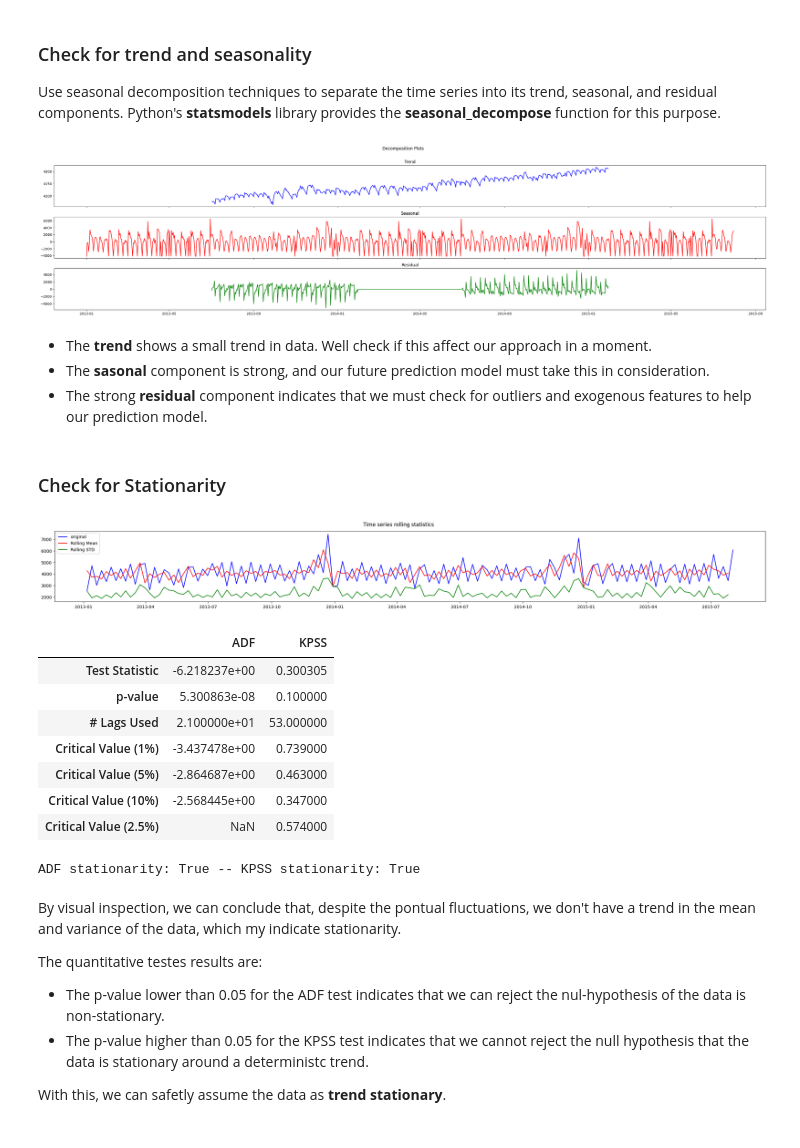
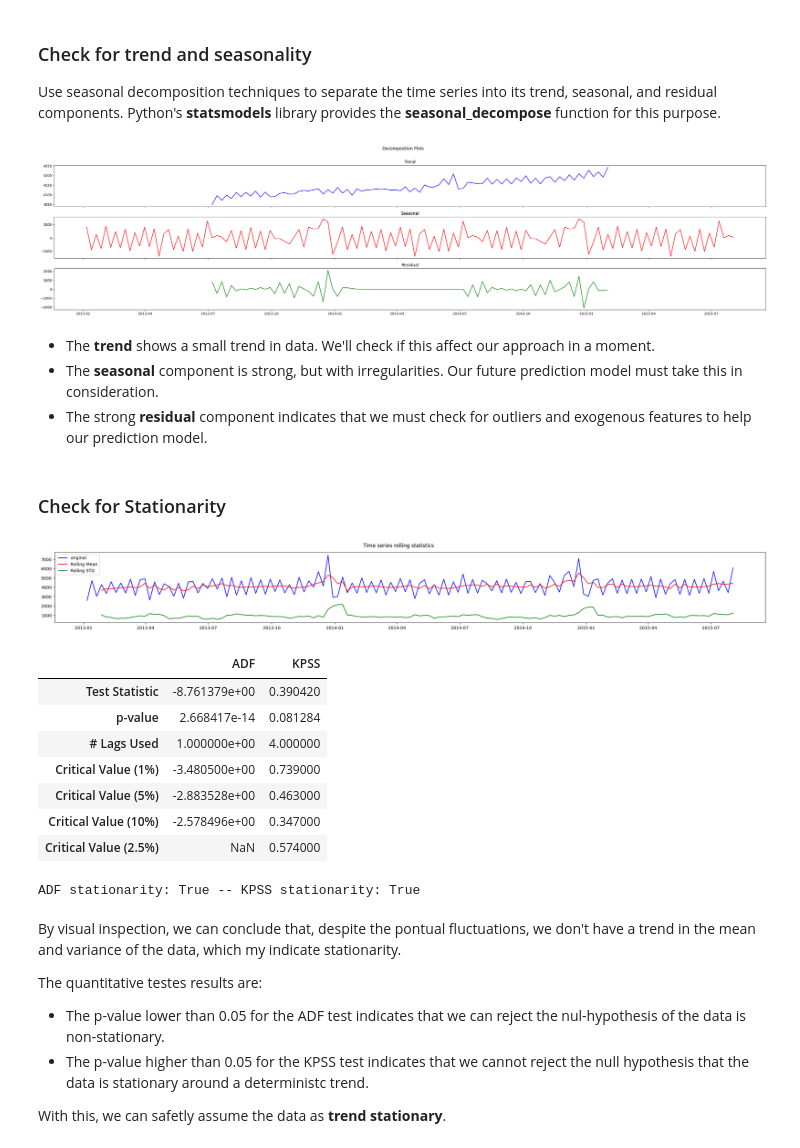
Before and after one commit to TheCamilovisk/RossmannSalesForecasting, a Jupyter notebook: ARIMA_model.ipynb, the cells around one changed output. Drawn from its saved outputs; the diff is of its cells as text; code cells hidden in the pictures.

Commit message:
Finishing the data preparation section.

```diff
--- a/ARIMA_model.ipynb
+++ b/ARIMA_model.ipynb
@@ -112,8 +120,8 @@ stores_sales_df
 # %%
-sample_store_sales = (
+sample_store_data = (
     stores_sales_df[stores_sales_df["Store"] == 2]
-)["Sales"]
+)["Sales"].resample("W").mean()
 
-sample_store_sales
+sample_store_data
 # %% [output]
 Date
@@ -177,26 +185,26 @@ def plot_timeseries(series: pd.DataFrame):
     plt.tight_layout()
     plt.show()
 # %%
-plot_timeseries(sample_store_sales)
+plot_timeseries(sample_store_data)
 # %% [output]
-[figure, old version]
+[figure, new version]
 # %% [markdown]
-- The **trend** shows a small trend in data. Well check if this affect our approach in a moment.
-- The **sasonal** component is strong, and our future prediction model must take this in consideration.
+- The **trend** shows a small trend in data. We'll check if this affect our approach in a moment.
+- The **seasonal** component is strong, but with irregularities. Our future prediction model must take this in consideration.
 - The strong **residual** component indicates that we must check for outliers and exogenous features to help our prediction model.
 # %% [markdown]
 ### Check for Stationarity
 # %%
 def test_stationarity(series: pd.DataFrame, confidence: float = 0.05) -> None:
-    roll_mean = series.rolling(window=7).mean()
-    roll_std = series.rolling(window=7).std()
+    roll_mean = series.rolling(window=4).mean()
+    roll_std = series.rolling(window=4).std()
 
     fig, ax = plt.subplots(figsize=(30, 3))
     fig.suptitle("Time series rolling statistics")
 
-    ax.plot(series.resample("W").mean(), color="blue", label="original")
-    ax.plot(roll_mean.resample("W").mean(), color="red", label="Rolling Mean")
-    ax.plot(roll_std.resample("W").mean(), color="green", label="Rolling STD")
+    ax.plot(series, color="blue", label="original")
+    ax.plot(roll_mean, color="red", label="Rolling Mean")
+    ax.plot(roll_std, color="green", label="Rolling STD")
     ax.legend(loc="best")
     plt.show()
 
@@ -230,16 +238,16 @@ def test_stationarity(series: pd.DataFrame, confidence: float = 0.05) -> None:
 
     print(f"ADF stationarity: {adf_stationarity} -- KPSS stationarity: {kpss_stationarity}")
 # %%
-test_stationarity(sample_store_sales)
+test_stationarity(sample_store_data)
 # %% [output]
-[figure, old version]
+[figure, new version]
 |  | ADF | KPSS |
-| Test Statistic | -6.218237e+00 | 0.300305 |
-| p-value | 5.300863e-08 | 0.100000 |
-| # Lags Used | 2.100000e+01 | 53.000000 |
-| Critical Value (1%) | -3.437478e+00 | 0.739000 |
-| Critical Value (5%) | -2.864687e+00 | 0.463000 |
-| Critical Value (10%) | -2.568445e+00 | 0.347000 |
+| Test Statistic | -8.761379e+00 | 0.390420 |
+| p-value | 2.668417e-14 | 0.081284 |
+| # Lags Used | 1.000000e+00 | 4.000000 |
+| Critical Value (1%) | -3.480500e+00 | 0.739000 |
+| Critical Value (5%) | -2.883528e+00 | 0.463000 |
+| Critical Value (10%) | -2.578496e+00 | 0.347000 |
 | Critical Value (2.5%) | NaN | 0.574000 |
 ADF stationarity: True -- KPSS stationarity: True
 # %% [markdown]
```
Also changed, not shown: parts of 25 cells of this notebook.
